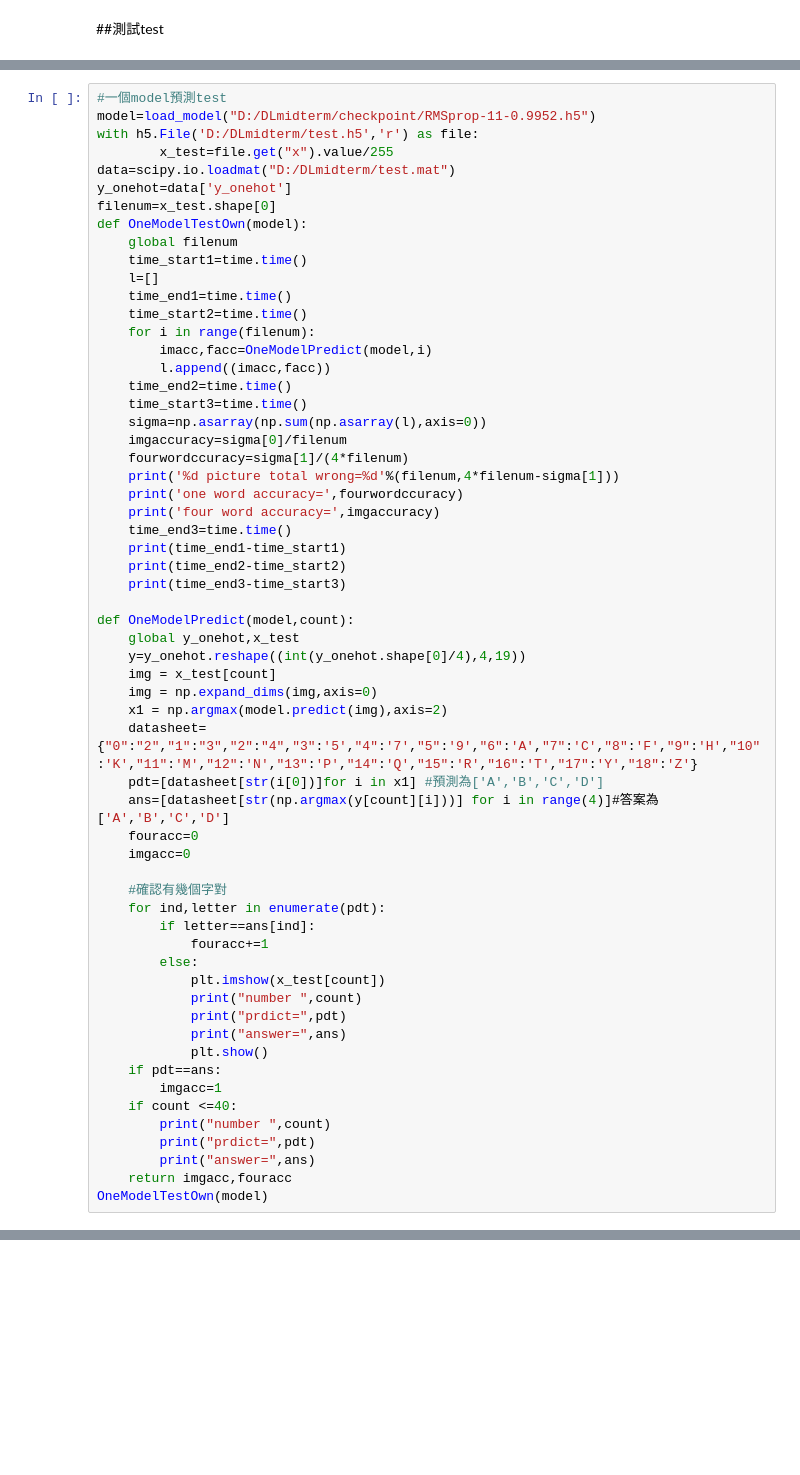
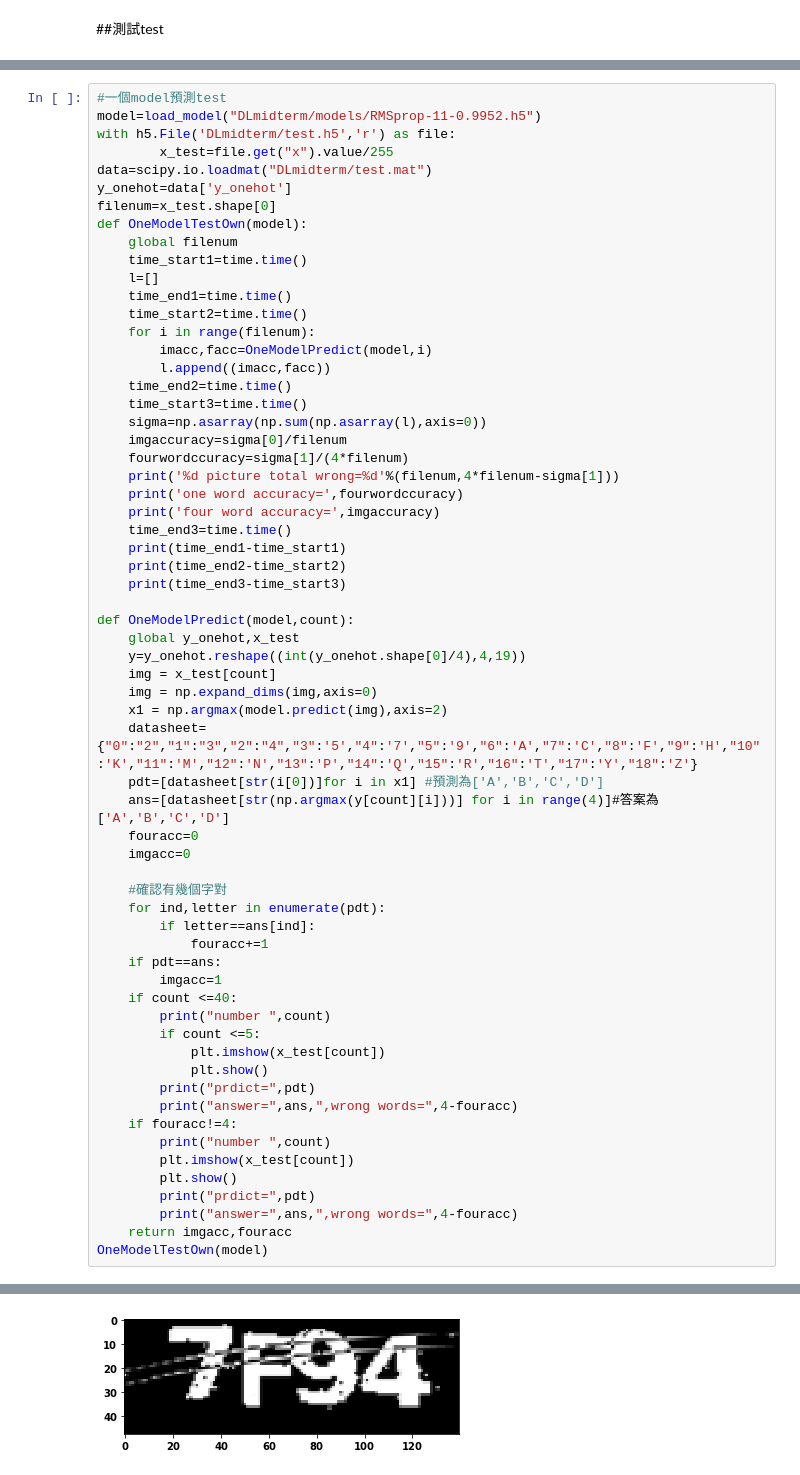
Before and after one commit to autotntfan/DeepLearning2020, a Jupyter notebook: DLmidterm/TestforTHSRcrawl.ipynb, the cells around one changed output, grey strips where cells are left out. Drawn from its saved outputs; the diff is of its cells as text; blank space fills up the shorter version.

```diff
--- a/DLmidterm/TestforTHSRcrawl.ipynb
+++ b/DLmidterm/TestforTHSRcrawl.ipynb
@@ -398,9 +727,9 @@ ThreeModelTestTrain(model1,model2,model3)
 # %%
 #一個model預測test
-model=load_model("D:/DLmidterm/checkpoint/RMSprop-11-0.9952.h5")
-with h5.File('D:/DLmidterm/test.h5','r') as file:
+model=load_model("DLmidterm/models/RMSprop-11-0.9952.h5")
+with h5.File('DLmidterm/test.h5','r') as file:
         x_test=file.get("x").value/255
-data=scipy.io.loadmat("D:/DLmidterm/test.mat")
+data=scipy.io.loadmat("DLmidterm/test.mat")
 y_onehot=data['y_onehot']
 filenum=x_test.shape[0]
 def OneModelTestOwn(model):
@@ -441,17 +770,21 @@ def OneModelPredict(model,count):
     for ind,letter in enumerate(pdt):
         if letter==ans[ind]:
             fouracc+=1
-        else:
-            plt.imshow(x_test[count])
-            print("number ",count)
-            print("prdict=",pdt)
-            print("answer=",ans)
-            plt.show()
     if pdt==ans:
         imgacc=1
     if count <=40:
         print("number ",count)
+        if count <=5:
+            plt.imshow(x_test[count])
+            plt.show()
         print("prdict=",pdt)
-        print("answer=",ans)
+        print("answer=",ans,",wrong words=",4-fouracc)
+    if fouracc!=4:
+        print("number ",count)
+        plt.imshow(x_test[count])
+        plt.show()
+        print("prdict=",pdt)
+        print("answer=",ans,",wrong words=",4-fouracc)
     return imgacc,fouracc
 OneModelTestOwn(model)
+# %% [output]
@@ -457,0 +792 @@ OneModelTestOwn(model)
+[figure, added]
```
Also changed, not shown: parts of 13 cells of this notebook, 20 other files.
